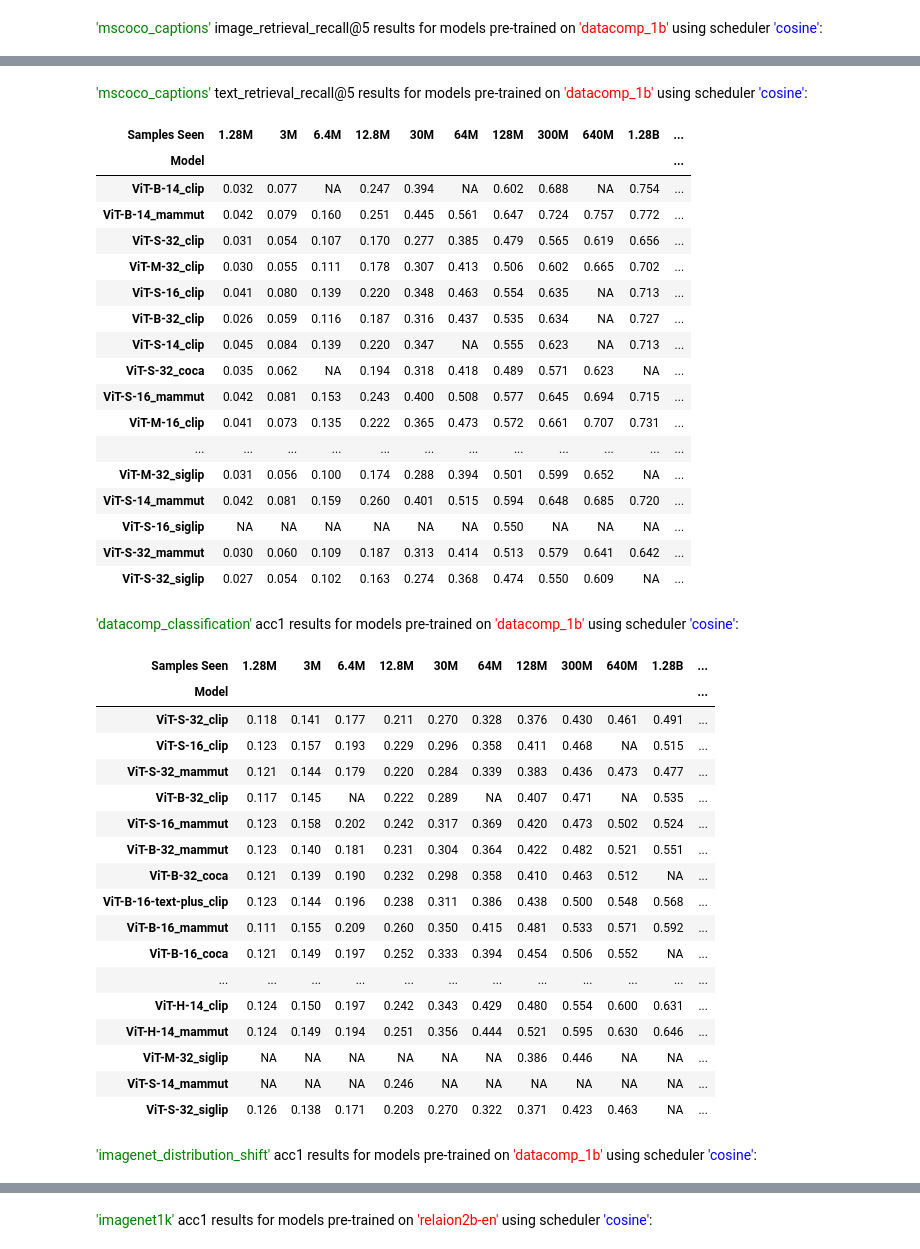
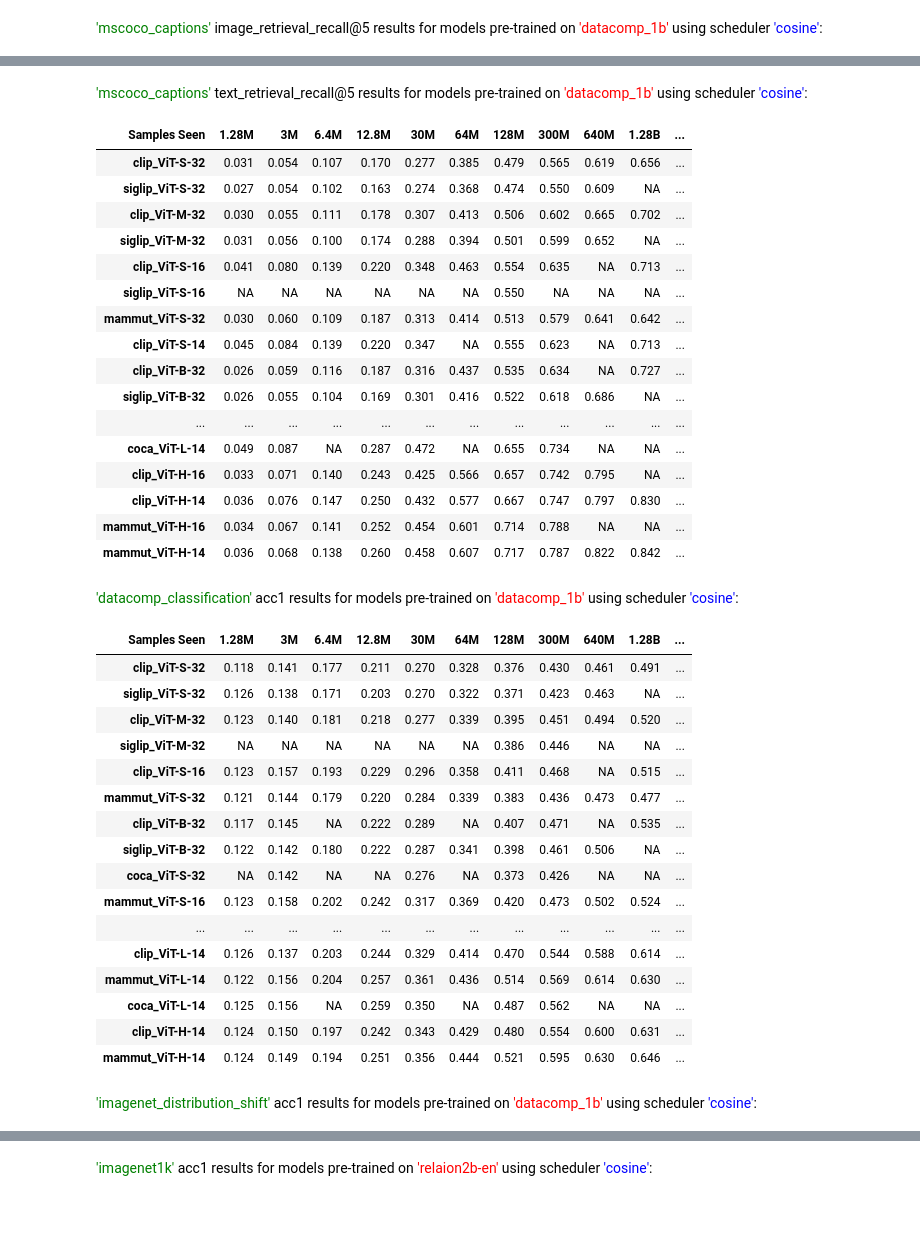
Before and after one commit to LAION-AI/scaling-laws-for-comparison, a Jupyter notebook: overview.ipynb, the cells around one changed output, grey strips where cells are left out. Drawn from its saved outputs; the diff is of its cells as text; code cells hidden in the pictures; blank space fills up the shorter version.

```diff
--- a/overview.ipynb
+++ b/overview.ipynb
@@ -47,7 +47,7 @@ df = df[
     ((df.pretrain_dataset=="datacomp_1b") & (df.lr_scheduler == "const")) |
     ((df.pretrain_dataset=="relaion2b-en") & (df.lr_scheduler == "cosine"))
 ]
-model_profile = df[["model_simple_namespace", "gflops"]].drop_duplicates().set_index("model_simple_namespace")
+model_profile = pd.read_csv("model_profile.csv").set_index("model_simple_namespace")
 # %%
 evals = [
  ("imagenet1k", "acc1"), # ImageNet-1k zero-shot classification
@@ -80,10 +80,12 @@ for scheduler in ("cosine", "const",):
                 if not len(d):
                     continue
                 d.index.name = "Samples Seen"
+
                 d.columns.name = "Model"
                 cols = d.columns
                 cols = sorted(cols, key=lambda k:model_profile.loc[k].gflops)
                 d = d[cols]
+                d.columns = ["_".join(k.split("_")[::-1]) for k in d.columns]
                 missing = [s for s in scales if s not in d.index]
                 for s in missing:
                     d.loc[s] = np.nan
@@ -139,40 +139,38 @@ for scheduler in ("cosine", "const",):
 'mscoco_captions' text_retrieval_recall@5 results for models pre-trained on 'datacomp_1b' using scheduler 'cosine':
 | Samples Seen | 1.28M | 3M | 6.4M | 12.8M | 30M | 64M | 128M | 300M | 640M | 1.28B | ... |
-| Model |  |  |  |  |  |  |  |  |  |  | ... |
-| ViT-B-14_clip | 0.032 | 0.077 | NA | 0.247 | 0.394 | NA | 0.602 | 0.688 | NA | 0.754 | ... |
-| ViT-B-14_mammut | 0.042 | 0.079 | 0.160 | 0.251 | 0.445 | 0.561 | 0.647 | 0.724 | 0.757 | 0.772 | ... |
-| ViT-S-32_clip | 0.031 | 0.054 | 0.107 | 0.170 | 0.277 | 0.385 | 0.479 | 0.565 | 0.619 | 0.656 | ... |
-| ViT-M-32_clip | 0.030 | 0.055 | 0.111 | 0.178 | 0.307 | 0.413 | 0.506 | 0.602 | 0.665 | 0.702 | ... |
-| ViT-S-16_clip | 0.041 | 0.080 | 0.139 | 0.220 | 0.348 | 0.463 | 0.554 | 0.635 | NA | 0.713 | ... |
-| ViT-B-32_clip | 0.026 | 0.059 | 0.116 | 0.187 | 0.316 | 0.437 | 0.535 | 0.634 | NA | 0.727 | ... |
-| ViT-S-14_clip | 0.045 | 0.084 | 0.139 | 0.220 | 0.347 | NA | 0.555 | 0.623 | NA | 0.713 | ... |
-| ViT-S-32_coca | 0.035 | 0.062 | NA | 0.194 | 0.318 | 0.418 | 0.489 | 0.571 | 0.623 | NA | ... |
-| ViT-S-16_mammut | 0.042 | 0.081 | 0.153 | 0.243 | 0.400 | 0.508 | 0.577 | 0.645 | 0.694 | 0.715 | ... |
-| ViT-M-16_clip | 0.041 | 0.073 | 0.135 | 0.222 | 0.365 | 0.473 | 0.572 | 0.661 | 0.707 | 0.731 | ... |
+| clip_ViT-S-32 | 0.031 | 0.054 | 0.107 | 0.170 | 0.277 | 0.385 | 0.479 | 0.565 | 0.619 | 0.656 | ... |
+| siglip_ViT-S-32 | 0.027 | 0.054 | 0.102 | 0.163 | 0.274 | 0.368 | 0.474 | 0.550 | 0.609 | NA | ... |
+| clip_ViT-M-32 | 0.030 | 0.055 | 0.111 | 0.178 | 0.307 | 0.413 | 0.506 | 0.602 | 0.665 | 0.702 | ... |
+| siglip_ViT-M-32 | 0.031 | 0.056 | 0.100 | 0.174 | 0.288 | 0.394 | 0.501 | 0.599 | 0.652 | NA | ... |
+| clip_ViT-S-16 | 0.041 | 0.080 | 0.139 | 0.220 | 0.348 | 0.463 | 0.554 | 0.635 | NA | 0.713 | ... |
+| siglip_ViT-S-16 | NA | NA | NA | NA | NA | NA | 0.550 | NA | NA | NA | ... |
+| mammut_ViT-S-32 | 0.030 | 0.060 | 0.109 | 0.187 | 0.313 | 0.414 | 0.513 | 0.579 | 0.641 | 0.642 | ... |
+| clip_ViT-S-14 | 0.045 | 0.084 | 0.139 | 0.220 | 0.347 | NA | 0.555 | 0.623 | NA | 0.713 | ... |
+| clip_ViT-B-32 | 0.026 | 0.059 | 0.116 | 0.187 | 0.316 | 0.437 | 0.535 | 0.634 | NA | 0.727 | ... |
+| siglip_ViT-B-32 | 0.026 | 0.055 | 0.104 | 0.169 | 0.301 | 0.416 | 0.522 | 0.618 | 0.686 | NA | ... |
 | ... | ... | ... | ... | ... | ... | ... | ... | ... | ... | ... | ... |
-| ViT-M-32_siglip | 0.031 | 0.056 | 0.100 | 0.174 | 0.288 | 0.394 | 0.501 | 0.599 | 0.652 | NA | ... |
-| ViT-S-14_mammut | 0.042 | 0.081 | 0.159 | 0.260 | 0.401 | 0.515 | 0.594 | 0.648 | 0.685 | 0.720 | ... |
-| ViT-S-16_siglip | NA | NA | NA | NA | NA | NA | 0.550 | NA | NA | NA | ... |
-| ViT-S-32_mammut | 0.030 | 0.060 | 0.109 | 0.187 | 0.313 | 0.414 | 0.513 | 0.579 | 0.641 | 0.642 | ... |
-| ViT-S-32_siglip | 0.027 | 0.054 | 0.102 | 0.163 | 0.274 | 0.368 | 0.474 | 0.550 | 0.609 | NA | ... |
+| coca_ViT-L-14 | 0.049 | 0.087 | NA | 0.287 | 0.472 | NA | 0.655 | 0.734 | NA | NA | ... |
+| clip_ViT-H-16 | 0.033 | 0.071 | 0.140 | 0.243 | 0.425 | 0.566 | 0.657 | 0.742 | 0.795 | NA | ... |
+| clip_ViT-H-14 | 0.036 | 0.076 | 0.147 | 0.250 | 0.432 | 0.577 | 0.667 | 0.747 | 0.797 | 0.830 | ... |
+| mammut_ViT-H-16 | 0.034 | 0.067 | 0.141 | 0.252 | 0.454 | 0.601 | 0.714 | 0.788 | NA | NA | ... |
+| mammut_ViT-H-14 | 0.036 | 0.068 | 0.138 | 0.260 | 0.458 | 0.607 | 0.717 | 0.787 | 0.822 | 0.842 | ... |
 'datacomp_classification' acc1 results for models pre-trained on 'datacomp_1b' using scheduler 'cosine':
 | Samples Seen | 1.28M | 3M | 6.4M | 12.8M | 30M | 64M | 128M | 300M | 640M | 1.28B | ... |
-| Model |  |  |  |  |  |  |  |  |  |  | ... |
-| ViT-S-32_clip | 0.118 | 0.141 | 0.177 | 0.211 | 0.270 | 0.328 | 0.376 | 0.430 | 0.461 | 0.491 | ... |
-| ViT-S-16_clip | 0.123 | 0.157 | 0.193 | 0.229 | 0.296 | 0.358 | 0.411 | 0.468 | NA | 0.515 | ... |
-| ViT-S-32_mammut | 0.121 | 0.144 | 0.179 | 0.220 | 0.284 | 0.339 | 0.383 | 0.436 | 0.473 | 0.477 | ... |
-| ViT-B-32_clip | 0.117 | 0.145 | NA | 0.222 | 0.289 | NA | 0.407 | 0.471 | NA | 0.535 | ... |
-| ViT-S-16_mammut | 0.123 | 0.158 | 0.202 | 0.242 | 0.317 | 0.369 | 0.420 | 0.473 | 0.502 | 0.524 | ... |
-| ViT-B-32_mammut | 0.123 | 0.140 | 0.181 | 0.231 | 0.304 | 0.364 | 0.422 | 0.482 | 0.521 | 0.551 | ... |
-| ViT-B-32_coca | 0.121 | 0.139 | 0.190 | 0.232 | 0.298 | 0.358 | 0.410 | 0.463 | 0.512 | NA | ... |
-| ViT-B-16-text-plus_clip | 0.123 | 0.144 | 0.196 | 0.238 | 0.311 | 0.386 | 0.438 | 0.500 | 0.548 | 0.568 | ... |
-| ViT-B-16_mammut | 0.111 | 0.155 | 0.209 | 0.260 | 0.350 | 0.415 | 0.481 | 0.533 | 0.571 | 0.592 | ... |
-| ViT-B-16_coca | 0.121 | 0.149 | 0.197 | 0.252 | 0.333 | 0.394 | 0.454 | 0.506 | 0.552 | NA | ... |
+| clip_ViT-S-32 | 0.118 | 0.141 | 0.177 | 0.211 | 0.270 | 0.328 | 0.376 | 0.430 | 0.461 | 0.491 | ... |
+| siglip_ViT-S-32 | 0.126 | 0.138 | 0.171 | 0.203 | 0.270 | 0.322 | 0.371 | 0.423 | 0.463 | NA | ... |
+| clip_ViT-M-32 | 0.123 | 0.140 | 0.181 | 0.218 | 0.277 | 0.339 | 0.395 | 0.451 | 0.494 | 0.520 | ... |
+| siglip_ViT-M-32 | NA | NA | NA | NA | NA | NA | 0.386 | 0.446 | NA | NA | ... |
+| clip_ViT-S-16 | 0.123 | 0.157 | 0.193 | 0.229 | 0.296 | 0.358 | 0.411 | 0.468 | NA | 0.515 | ... |
+| mammut_ViT-S-32 | 0.121 | 0.144 | 0.179 | 0.220 | 0.284 | 0.339 | 0.383 | 0.436 | 0.473 | 0.477 | ... |
+| clip_ViT-B-32 | 0.117 | 0.145 | NA | 0.222 | 0.289 | NA | 0.407 | 0.471 | NA | 0.535 | ... |
+| siglip_ViT-B-32 | 0.122 | 0.142 | 0.180 | 0.222 | 0.287 | 0.341 | 0.398 | 0.461 | 0.506 | NA | ... |
+| coca_ViT-S-32 | NA | 0.142 | NA | NA | 0.276 | NA | 0.373 | 0.426 | NA | NA | ... |
+| mammut_ViT-S-16 | 0.123 | 0.158 | 0.202 | 0.242 | 0.317 | 0.369 | 0.420 | 0.473 | 0.502 | 0.524 | ... |
 | ... | ... | ... | ... | ... | ... | ... | ... | ... | ... | ... | ... |
-| ViT-H-14_clip | 0.124 | 0.150 | 0.197 | 0.242 | 0.343 | 0.429 | 0.480 | 0.554 | 0.600 | 0.631 | ... |
-| ViT-H-14_mammut | 0.124 | 0.149 | 0.194 | 0.251 | 0.356 | 0.444 | 0.521 | 0.595 | 0.630 | 0.646 | ... |
-| ViT-M-32_siglip | NA | NA | NA | NA | NA | NA | 0.386 | 0.446 | NA | NA | ... |
-| ViT-S-14_mammut | NA | NA | NA | 0.246 | NA | NA | NA | NA | NA | NA | ... |
-| ViT-S-32_siglip | 0.126 | 0.138 | 0.171 | 0.203 | 0.270 | 0.322 | 0.371 | 0.423 | 0.463 | NA | ... |
+| clip_ViT-L-14 | 0.126 | 0.137 | 0.203 | 0.244 | 0.329 | 0.414 | 0.470 | 0.544 | 0.588 | 0.614 | ... |
+| mammut_ViT-L-14 | 0.122 | 0.156 | 0.204 | 0.257 | 0.361 | 0.436 | 0.514 | 0.569 | 0.614 | 0.630 | ... |
+| coca_ViT-L-14 | 0.125 | 0.156 | NA | 0.259 | 0.350 | NA | 0.487 | 0.562 | NA | NA | ... |
+| clip_ViT-H-14 | 0.124 | 0.150 | 0.197 | 0.242 | 0.343 | 0.429 | 0.480 | 0.554 | 0.600 | 0.631 | ... |
+| mammut_ViT-H-14 | 0.124 | 0.149 | 0.194 | 0.251 | 0.356 | 0.444 | 0.521 | 0.595 | 0.630 | 0.646 | ... |
 'imagenet_distribution_shift' acc1 results for models pre-trained on 'datacomp_1b' using scheduler 'cosine':
 | Samples Seen | 1.28M | 3M | 6.4M | 12.8M | 30M | 64M | 128M | 300M | 640M | 1.28B | ... |
```
Also changed, not shown: parts of 1 cell of this notebook.
